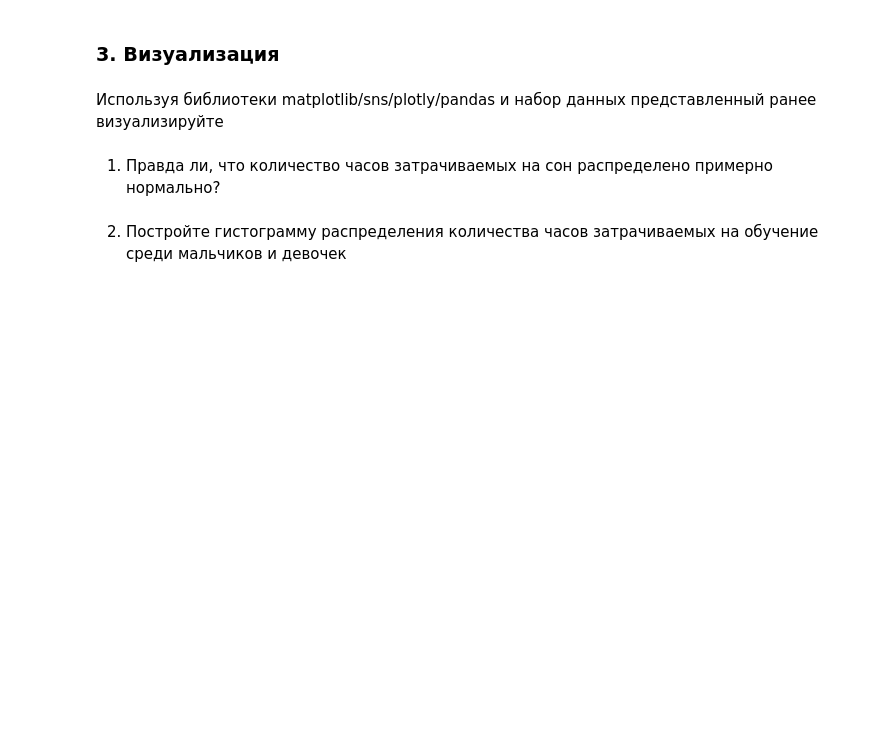
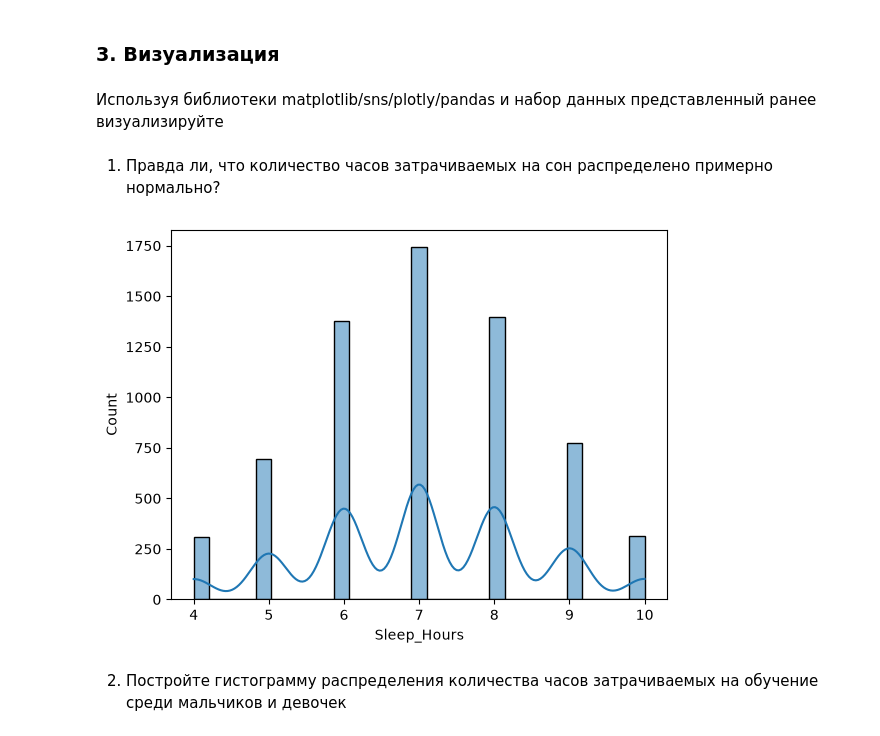
Before and after one commit to PavelSysuew/Machine_learning_MAI, a Jupyter notebook: hw1/Lab1-6.ipynb, the cells around one changed output. Saved outputs shown, nothing was run; the diff lists cells and outputs as text; code cells hidden in the pictures; blank space fills up the shorter version.

```diff
--- a/hw1/Lab1-6.ipynb
+++ b/hw1/Lab1-6.ipynb
@@ -168,5 +163,5 @@ Exam_Score - оценка на конечном экзамене
 import pandas as pd
 # %%
 # Load dataset here
-data = pd.read_csv("passengers.csv")
+data = pd.read_csv("./student_perfomance.csv")
 print(data.shape)
@@ -189,2 +258,9 @@ print(data.shape)
 # %% [markdown]
 9. Правда ли, что в семьях с доходом больше среднего дети сдают экзамены лучше?
+# %%
+income_map = {"Low": 1, "Medium": 2, "High": 3}
+data["Income_Num"] = data["Family_Income"].map(income_map)
+mean_income = data["Income_Num"].mean()
+rich = data[data["Income_Num"] > mean_income]["Exam_Score"].mean()
+poor = data[data["Income_Num"] <= mean_income]["Exam_Score"].mean()
+print(f"Выше среднего дохода: {rich:.2f}, Ниже среднего: {poor:.2f}")
@@ -196,5 +280,13 @@ print(data.shape)
 Используя библиотеки matplotlib/sns/plotly/pandas и набор данных представленный ранее визуализируйте
 # %% [markdown]
 1. Правда ли, что количество часов затрачиваемых на сон распределено примерно нормально?
+# %%
+import matplotlib.pyplot as plt
+import seaborn as sns
+
+sns.histplot(data["Sleep_Hours"], kde=True)
+plt.show()
+# %% [output]
+[figure, added]
 # %% [markdown]
 2. Постройте гистограмму распределения количества часов затрачиваемых на обучение среди мальчиков и девочек
```
Also changed, not shown: parts of 20 cells of this notebook.
